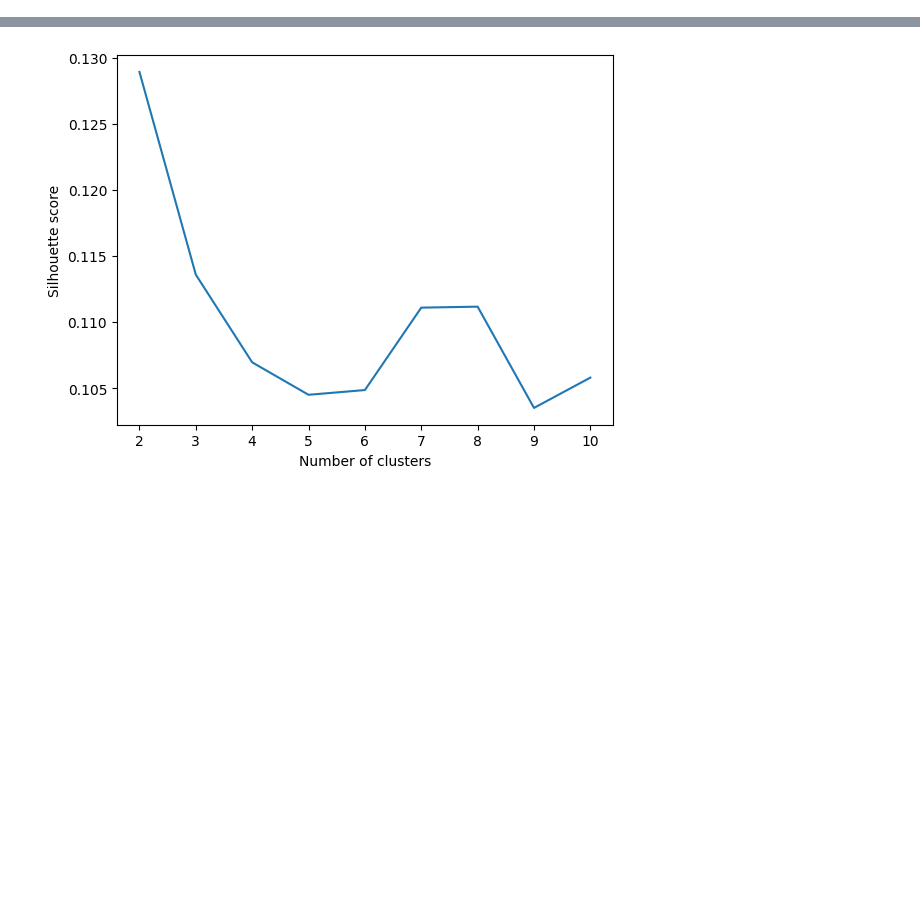
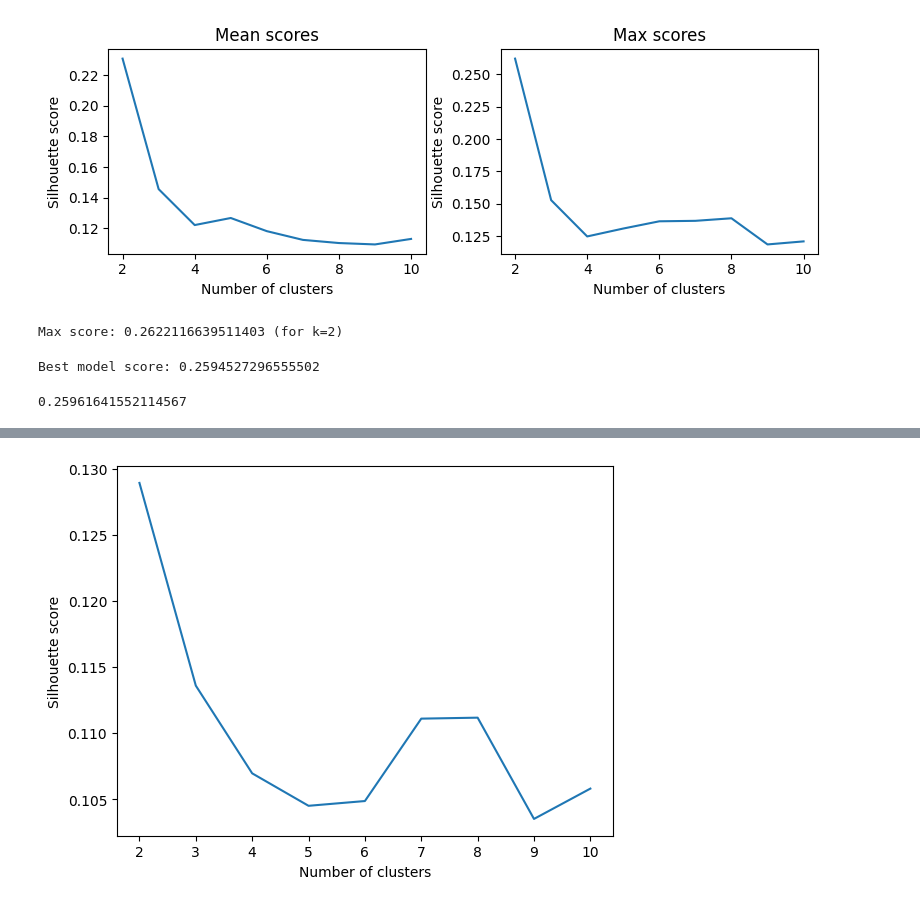
Before and after one commit to gentannipea/DataMining-2023, a Jupyter notebook: notebooks/claudia/Clustering_c0.ipynb, the cells around one changed output, grey strips where cells are left out. Drawn from its saved outputs; the diff is of its cells as text; code cells hidden in the pictures; blank space fills up the shorter version.

```diff
--- a/notebooks/claudia/Clustering_c0.ipynb
+++ b/notebooks/claudia/Clustering_c0.ipynb
@@ -186 +233,53 @@ def sample_columns(df, num_columns_to_sample=1):
+# %%
+mean_scores = []
+for k in range(k_min, k_max+1):
+    mean_scores.append(np.mean(np.array(scoress[k])))
+
+max_scores = []
+for k in range(k_min, k_max+1):
+    max_scores.append(np.max(np.array(scoress[k])))
+
+k_values = np.arange(k_min, k_max+1)
+fig, axes = plt.subplots(nrows=1, ncols=2, figsize=(8, 3))
+
+axes[0].plot(k_values, mean_scores)
+axes[0].set_title('Mean scores')
+axes[0].set_xlabel('Number of clusters')
+axes[0].set_ylabel('Silhouette score')
+
+axes[1].plot(k_values, max_scores)
+axes[1].set_title('Max scores')
+axes[1].set_xlabel('Number of clusters')
+axes[1].set_ylabel('Silhouette score')
+
+plt.tight_layout()
+plt.show()
+
+print(f'Max score: {np.max(max_scores)} (for k={np.argmax(max_scores)+k_min})')
+# %% [output]
+[figure, added]
+Max score: 0.2622116639511403 (for k=2)
+# %%
+# Too much time to compute the silouette score on the entire dataset -> sampling
+
+best_k = np.argmax(max_scores)+k_min
+
+best_model_index = np.argmax(scoress[best_k]).astype(np.int64)
+best_model = modelss[best_k][best_model_index]
+
+sample = df_with_out_orig.sample(n=50000).copy()
+
+labels = best_model.predict(sample)
+score = silhouette_score(sample, labels)
+
+print(f'Best model score: {score}')
+# %% [output]
+Best model score: 0.2594527296555502
+# %%
+k = mean_scores.index(max(mean_scores)) + k_min
+
+modelss, scoress, sampless = k_means(df_with_out_orig, n_samples=4, sample_size=50000, k_min=k, k_max=k, return_models=True)
+print(f'Best score: {np.max(scoress[k])}')
+# %% [output]
+0.25961641552114567
 # %%
```
Also changed, not shown: parts of 19 cells of this notebook.
